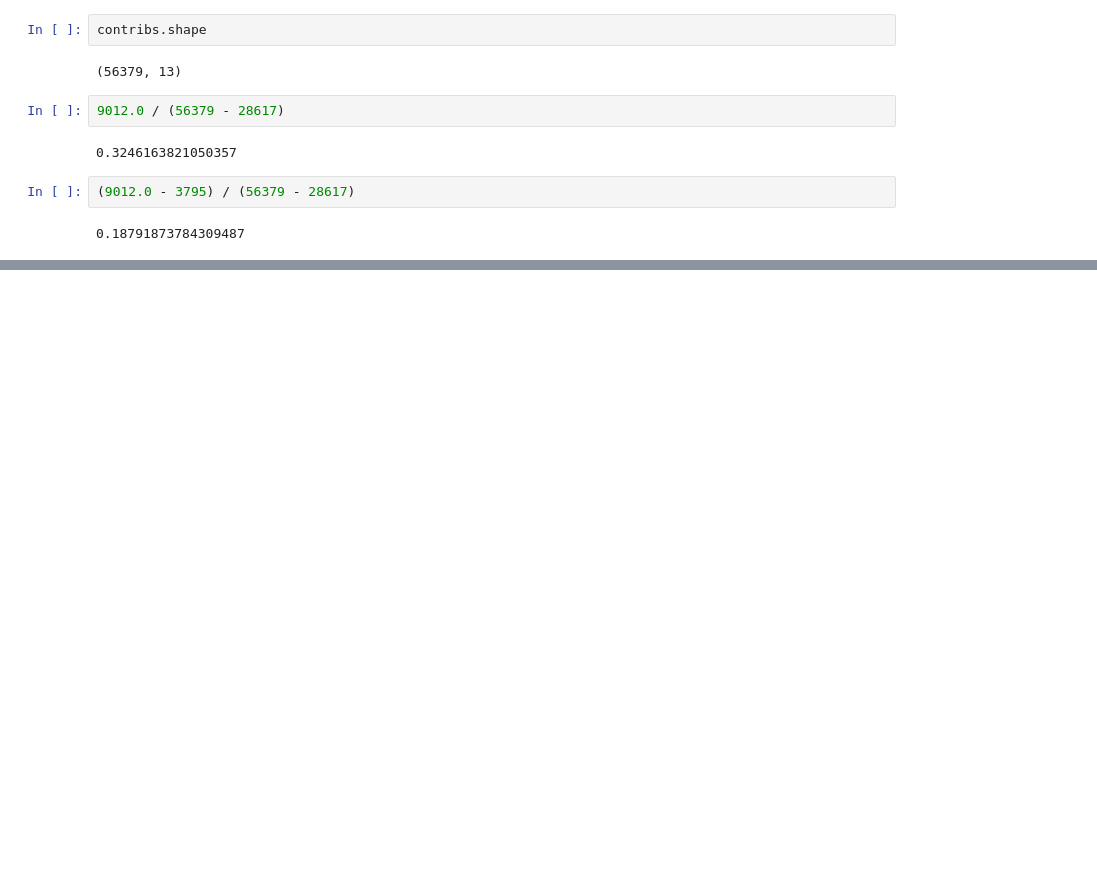
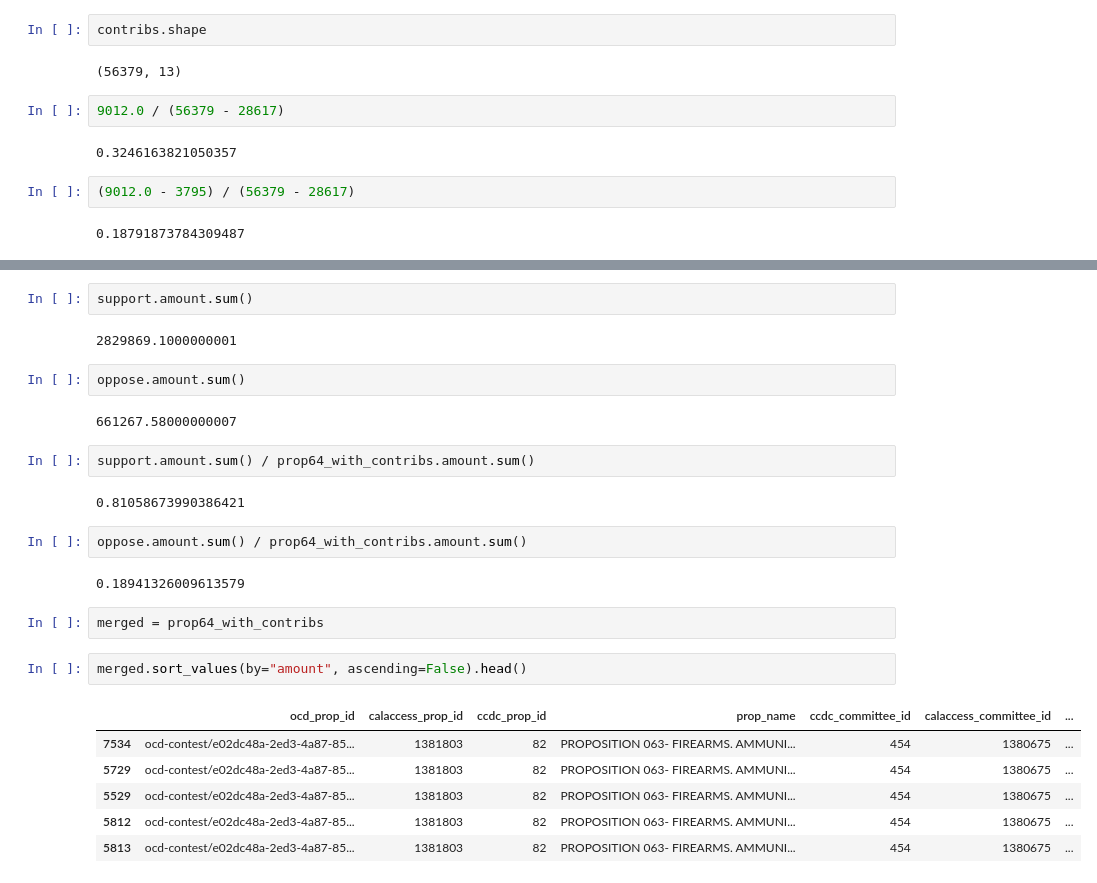
Before and after one commit to divyamistry/python_for_data_journalism, a Jupyter notebook: props-and-contribs.ipynb, the cells around one changed output, grey strips where cells are left out. Drawn from its saved outputs; the diff is of its cells as text; blank space fills up the shorter version.

```diff
--- a/props-and-contribs.ipynb
+++ b/props-and-contribs.ipynb
@@ -249,0 +421,27 @@ contribs.shape
+# %%
+support.amount.sum()
+# %% [output]
+2829869.1000000001
+# %%
+oppose.amount.sum()
+# %% [output]
+661267.58000000007
+# %%
+support.amount.sum() / prop64_with_contribs.amount.sum()
+# %% [output]
+0.81058673990386421
+# %%
+oppose.amount.sum() / prop64_with_contribs.amount.sum()
+# %% [output]
+0.18941326009613579
+# %%
+merged = prop64_with_contribs
+# %%
+merged.sort_values(by="amount", ascending=False).head()
+# %% [output]
+|  | ocd_prop_id | calaccess_prop_id | ccdc_prop_id | prop_name | ccdc_committee_id | calaccess_committee_id | ... |
+| 7534 | ocd-contest/e02dc48a-2ed3-4a87-85... | 1381803 | 82 | PROPOSITION 063- FIREARMS. AMMUNI... | 454 | 1380675 | ... |
+| 5729 | ocd-contest/e02dc48a-2ed3-4a87-85... | 1381803 | 82 | PROPOSITION 063- FIREARMS. AMMUNI... | 454 | 1380675 | ... |
+| 5529 | ocd-contest/e02dc48a-2ed3-4a87-85... | 1381803 | 82 | PROPOSITION 063- FIREARMS. AMMUNI... | 454 | 1380675 | ... |
+| 5812 | ocd-contest/e02dc48a-2ed3-4a87-85... | 1381803 | 82 | PROPOSITION 063- FIREARMS. AMMUNI... | 454 | 1380675 | ... |
+| 5813 | ocd-contest/e02dc48a-2ed3-4a87-85... | 1381803 | 82 | PROPOSITION 063- FIREARMS. AMMUNI... | 454 | 1380675 | ... |
```
Also changed, not shown: parts of 21 cells of this notebook.
